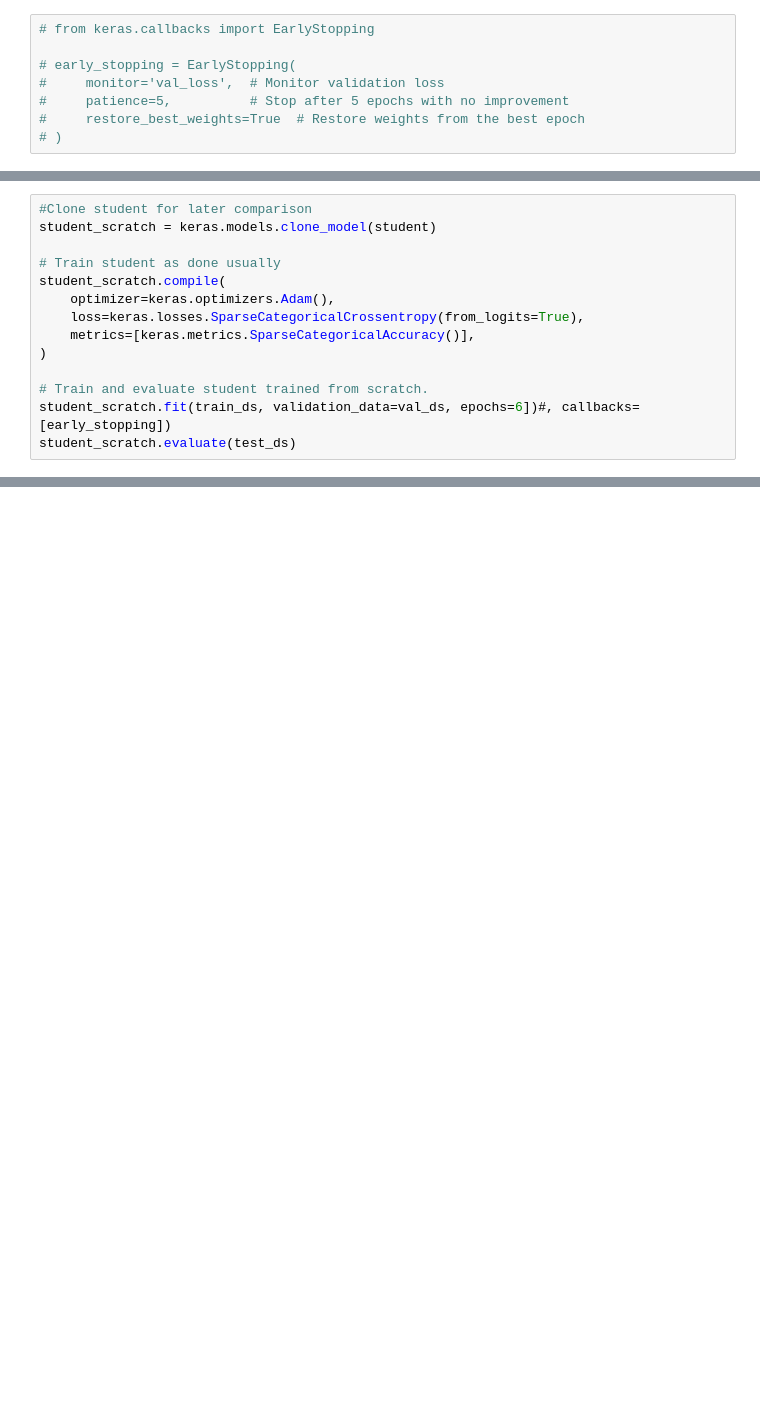
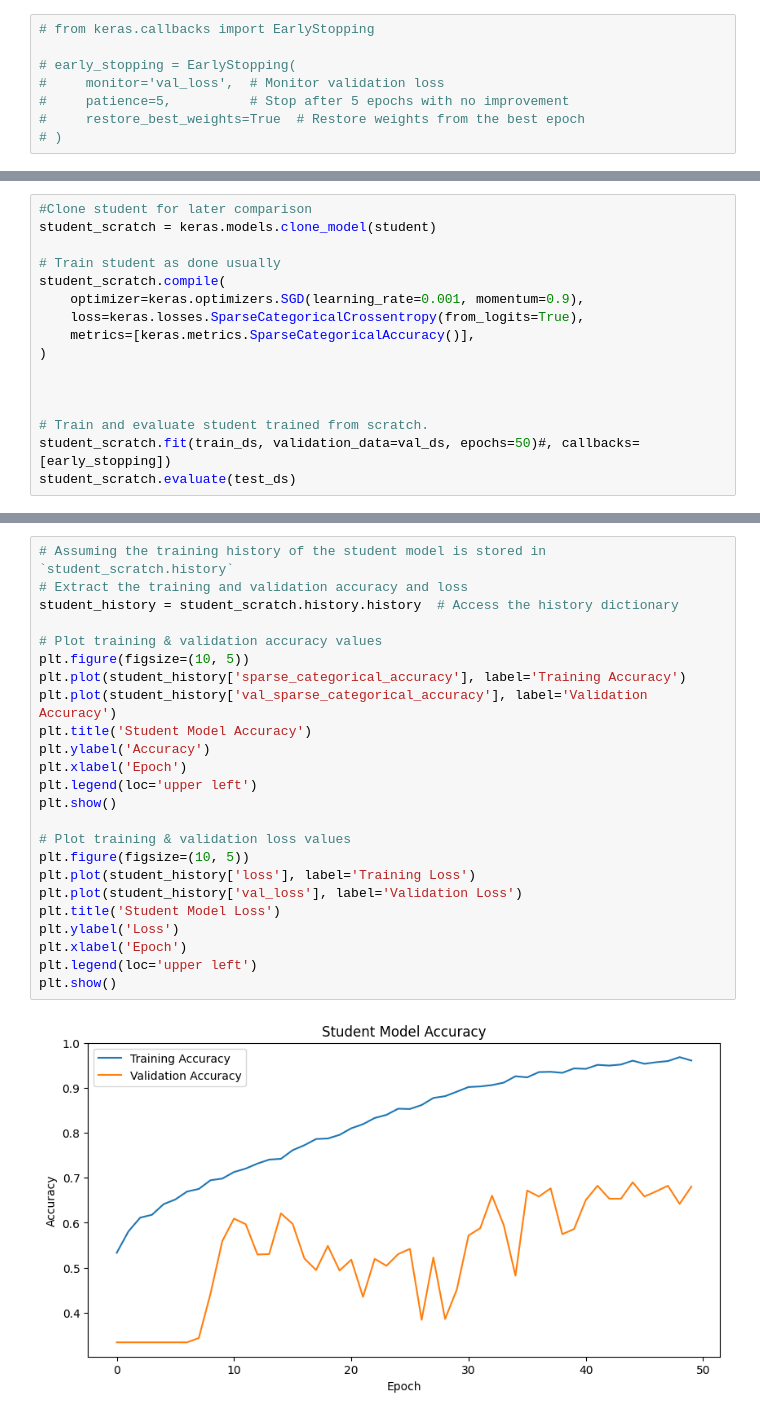
Before and after one commit to Basa-glitch/Skin-Cancer, a Jupyter notebook: KD.ipynb, the cells around one changed output, grey strips where cells are left out. Saved outputs shown, nothing was run; the diff lists cells and outputs as text; blank space fills up the shorter version.

```diff
--- a/KD.ipynb
+++ b/KD.ipynb
@@ -196,11 +402,13 @@ student_scratch = keras.models.clone_model(student)
 
 # Train student as done usually
 student_scratch.compile(
-    optimizer=keras.optimizers.Adam(),
+    optimizer=keras.optimizers.SGD(learning_rate=0.001, momentum=0.9),
     loss=keras.losses.SparseCategoricalCrossentropy(from_logits=True),
     metrics=[keras.metrics.SparseCategoricalAccuracy()],
 )
 
+
+
 # Train and evaluate student trained from scratch.
-student_scratch.fit(train_ds, validation_data=val_ds, epochs=6])#, callbacks=[early_stopping])
+student_scratch.fit(train_ds, validation_data=val_ds, epochs=50)#, callbacks=[early_stopping])
 student_scratch.evaluate(test_ds)
@@ -206,0 +434,26 @@ student_scratch.evaluate(test_ds)
+# %%
+# Assuming the training history of the student model is stored in `student_scratch.history`
+# Extract the training and validation accuracy and loss
+student_history = student_scratch.history.history  # Access the history dictionary
+
+# Plot training & validation accuracy values
+plt.figure(figsize=(10, 5))
+plt.plot(student_history['sparse_categorical_accuracy'], label='Training Accuracy')
+plt.plot(student_history['val_sparse_categorical_accuracy'], label='Validation Accuracy')
+plt.title('Student Model Accuracy')
+plt.ylabel('Accuracy')
+plt.xlabel('Epoch')
+plt.legend(loc='upper left')
+plt.show()
+
+# Plot training & validation loss values
+plt.figure(figsize=(10, 5))
+plt.plot(student_history['loss'], label='Training Loss')
+plt.plot(student_history['val_loss'], label='Validation Loss')
+plt.title('Student Model Loss')
+plt.ylabel('Loss')
+plt.xlabel('Epoch')
+plt.legend(loc='upper left')
+plt.show()
+# %% [output]
+[figure, added]
```
Also changed, not shown: parts of 24 cells of this notebook.
